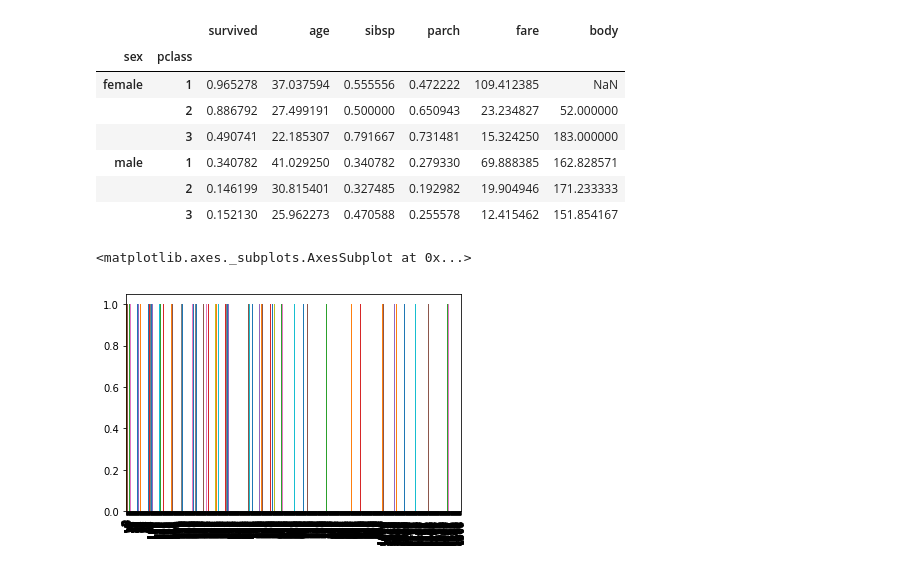
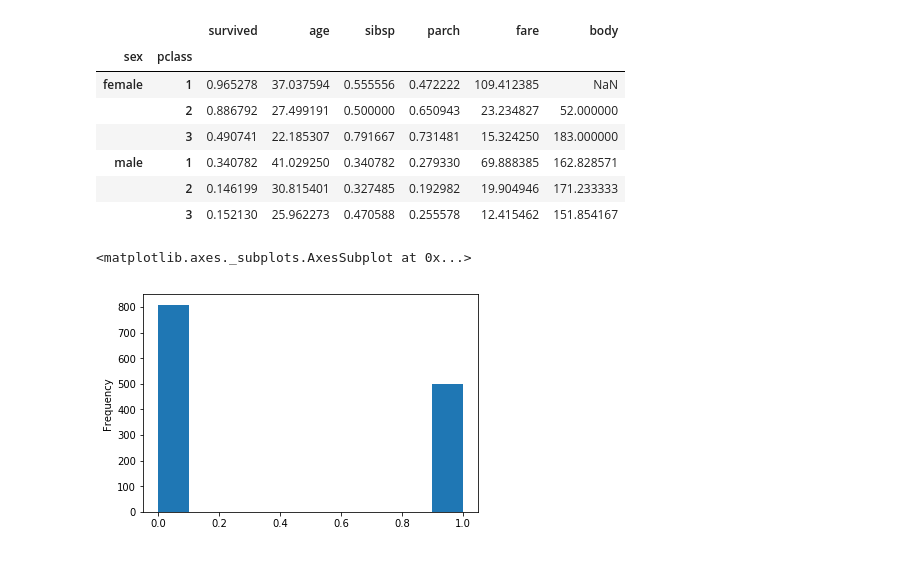
Before and after one commit to hemanjalijallipalli/python, a Jupyter notebook: titanic.ipynb, the cells around one changed output. Saved outputs shown, nothing was run; the diff lists cells and outputs as text; code cells hidden in the pictures.

```diff
--- a/titanic.ipynb
+++ b/titanic.ipynb
@@ -7,7 +7,7 @@ import seaborn as sns
 # %%
 %matplotlib inline
 # %%
-titanic_df = pd.read_excel('C:/Users/hemanjali/Downloads/ipython/datasets/titanic3.xls','titanic3',index_col=None, Na_values= ['NA'])
+titanic_df = pd.read_excel('C:/Users/hemanjali/Downloads/mypython/ipython/datasets/titanic3.xls','titanic3',index_col=None, Na_values= ['NA'])
 titanic_df.head()
 # %% [output]
 |  | pclass | survived | name | sex | age | sibsp | parch | ticket | fare | cabin | embarked | ... |
@@ -106,7 +106,7 @@ means
 |  | 2 | 0.146199 | 30.815401 | 0.327485 | 0.192982 | 19.904946 | 171.233333 |
 |  | 3 | 0.152130 | 25.962273 | 0.470588 | 0.255578 | 12.415462 | 151.854167 |
 # %%
-titanic_df['survived'].plot('bar')
+titanic_df['survived'].plot('hist')
 # %% [output]
 <matplotlib.axes._subplots.AxesSubplot at 0x...>
-[figure, old version]
+[figure, new version]
```
